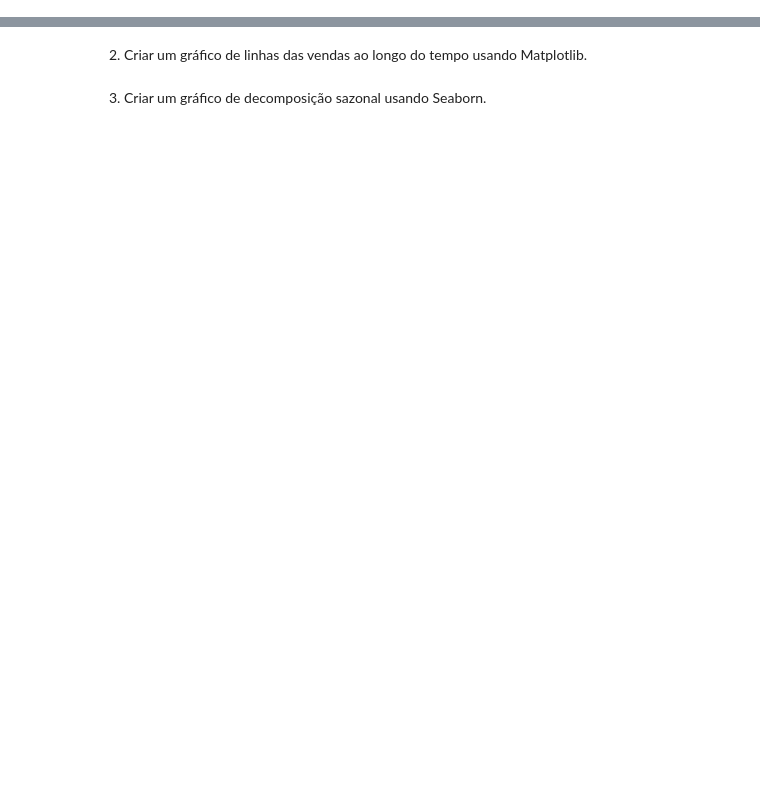
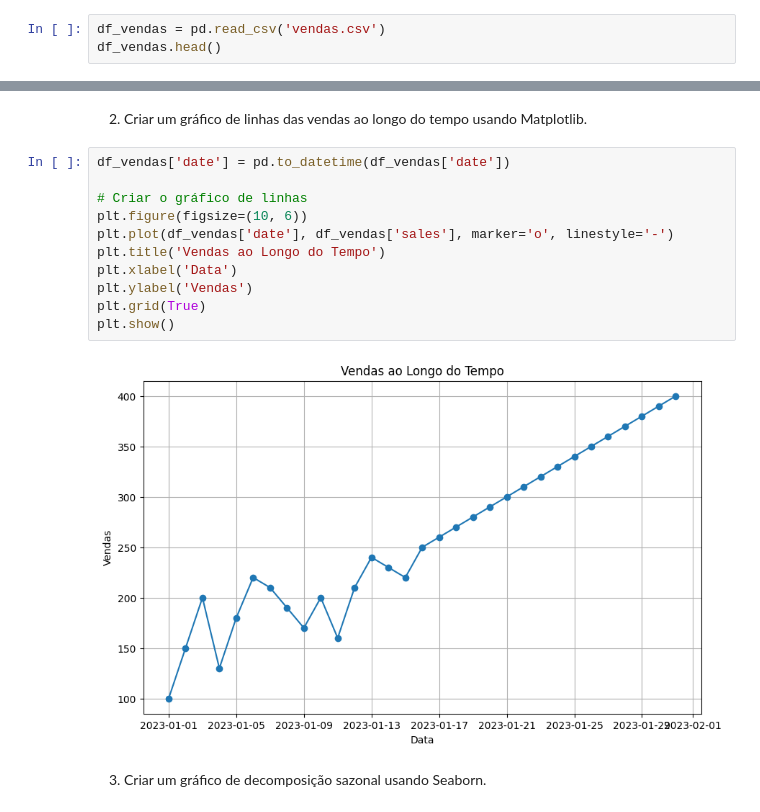
Before and after one commit to lidiaperside/python-para-dados-womakerscode, a Jupyter notebook: semana_24/exercicio_visualizacao.ipynb, the cells around one changed output, grey strips where cells are left out. Cells and saved outputs as stored; diff of their text form; blank space fills up the shorter version.

```diff
--- a/semana_24/exercicio_visualizacao.ipynb
+++ b/semana_24/exercicio_visualizacao.ipynb
@@ -25,3 +62,6 @@ Descrição: Neste desafio, suas alunas irão analisar uma série temporal de da
 Tarefas:
 
 1. Carregar os dados de um arquivo CSV fornecido (vendas.csv).
+# %%
+df_vendas = pd.read_csv('vendas.csv')
+df_vendas.head()
@@ -28,4 +75,17 @@ Tarefas:
 # %% [markdown]
 2. Criar um gráfico de linhas das vendas ao longo do tempo usando Matplotlib.
+# %%
+df_vendas['date'] = pd.to_datetime(df_vendas['date'])
+
+# Criar o gráfico de linhas
+plt.figure(figsize=(10, 6))
+plt.plot(df_vendas['date'], df_vendas['sales'], marker='o', linestyle='-')
+plt.title('Vendas ao Longo do Tempo')
+plt.xlabel('Data')
+plt.ylabel('Vendas')
+plt.grid(True)
+plt.show()
+# %% [output]
+[figure, added]
 # %% [markdown]
 3. Criar um gráfico de decomposição sazonal usando Seaborn.
```
Also changed, not shown: parts of 8 cells of this notebook, 2 other files.
